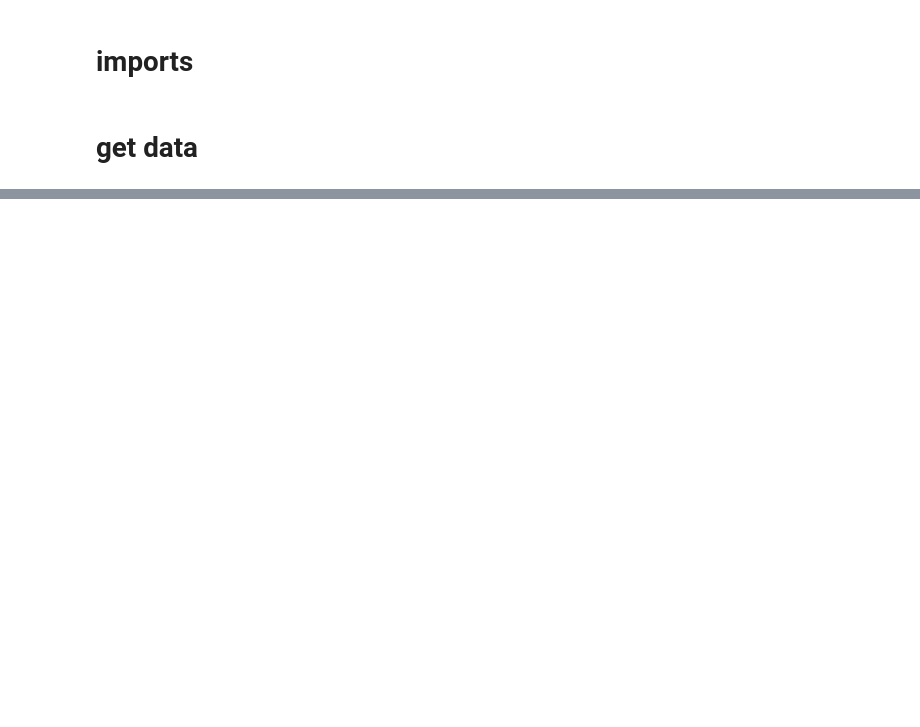
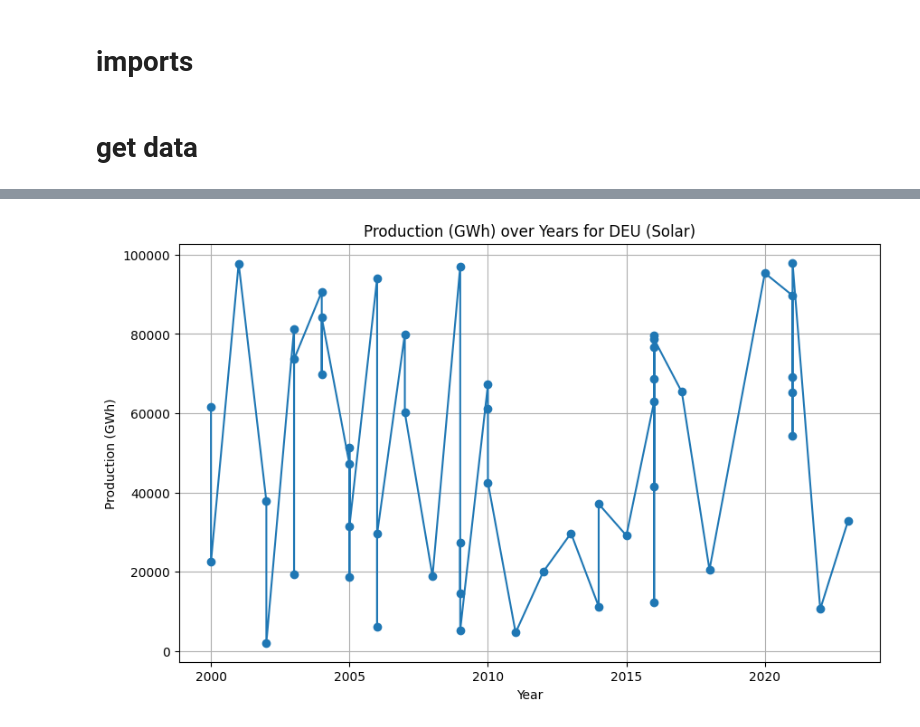
Before and after one commit to 1337tester/SolarSoundBytes, a Jupyter notebook: data_acquisition/fp_renewable_energy.ipynb, the cells around one changed output, grey strips where cells are left out. Cells and saved outputs as stored; diff of their text form; code cells hidden in the pictures; blank space fills up the shorter version.

```diff
--- a/data_acquisition/fp_renewable_energy.ipynb
+++ b/data_acquisition/fp_renewable_energy.ipynb
@@ -32,23 +42,25 @@ df.head(2)
 # %%
 # function to plot desired data by using its column name (e.g. 'Production (GWh)') for a user-defined target country and energy type
 def plot_column_country_energytype(country_df, country, column, energy_type):
   if column not in df.columns:
     print(f"Column '{column}' not found in dataframe.")
     return
   country_df = df[(df['Country Code'] == country) & (df['Energy Type'] == energy_type)]
   if country_df.empty:
     print(f"No data found for country '{country}' with energy type '{energy_type}'.")
     return
   plt.figure(figsize=(10, 6))
   plt.plot(country_df['Year'], country_df[column], marker='o')
   plt.title(f"{column} over Years for {country} ({energy_type})")
   plt.xlabel('Year')
   plt.ylabel(column)
   plt.grid(True)
   plt.show()
 
 country_df = df
-country = 'USA'
+country = 'DEU'
 column = 'Production (GWh)'
-energy_type = 'Hydro'
+energy_type = 'Solar'
 plot_column_country_energytype(country_df, country, column, energy_type)
+# %% [output]
+[figure, added]
```
Also changed, not shown: parts of 6 cells of this notebook.
